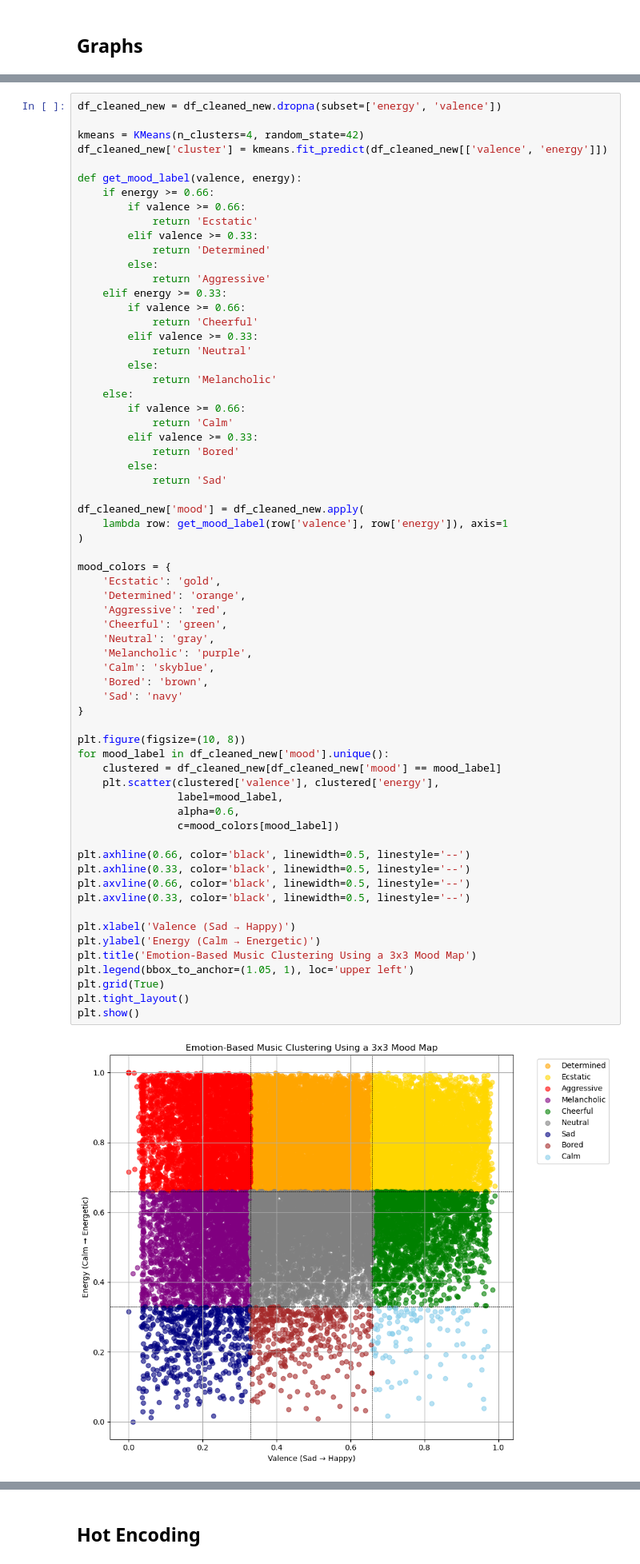
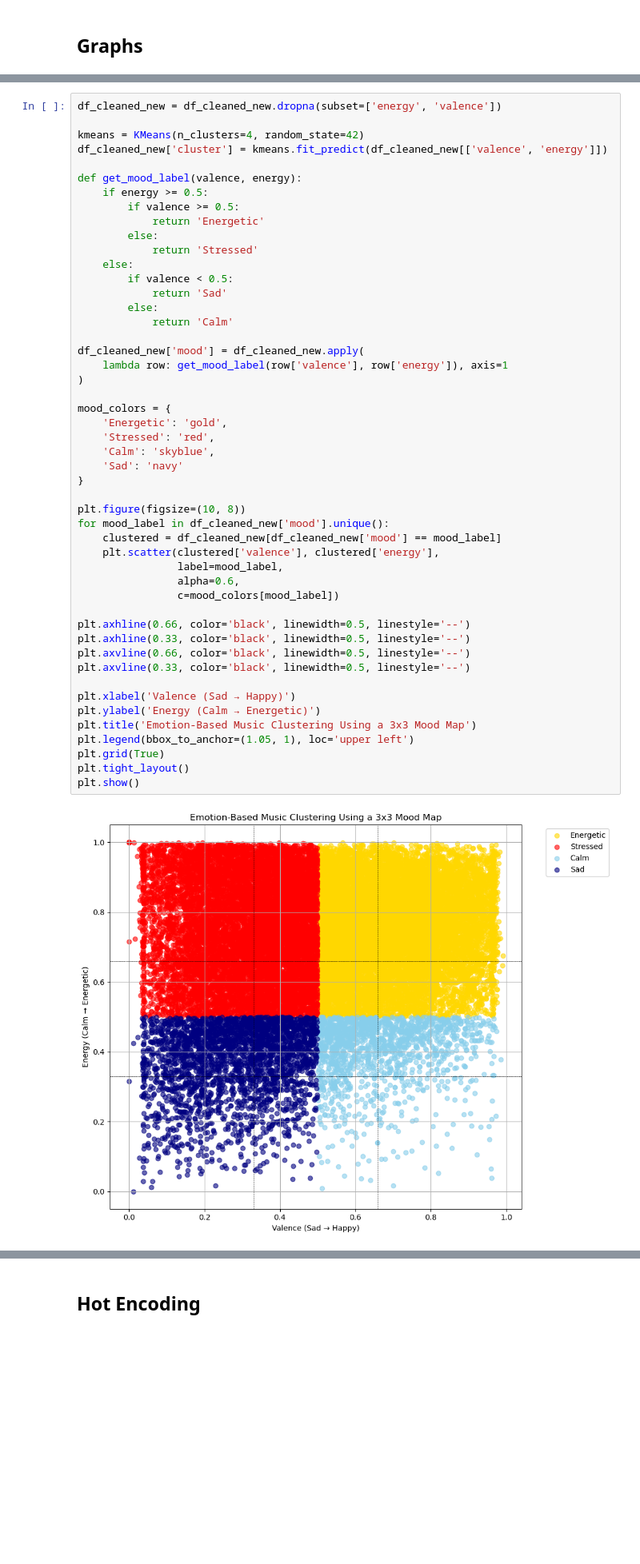
Before and after one commit to BILGI-IE-423/ie423-2024-2025-termproject-algorhythm, a Jupyter notebook: Preprocessing.ipynb, the cells around one changed output, grey strips where cells are left out. Shown at 80% size. Drawn from its saved outputs; the diff is of its cells as text; blank space fills up the shorter version.

```diff
--- a/Preprocessing.ipynb
+++ b/Preprocessing.ipynb
@@ -253,66 +236,50 @@ kmeans = KMeans(n_clusters=4, random_state=42)
 df_cleaned_new['cluster'] = kmeans.fit_predict(df_cleaned_new[['valence', 'energy']])
 
 def get_mood_label(valence, energy):
-    if energy >= 0.66:
-        if valence >= 0.66:
-            return 'Ecstatic'
-        elif valence >= 0.33:
-            return 'Determined'
+    if energy >= 0.5:
+        if valence >= 0.5:
+            return 'Energetic'
         else:
-            return 'Aggressive'
-    elif energy >= 0.33:
-        if valence >= 0.66:
-            return 'Cheerful'
-        elif valence >= 0.33:
-            return 'Neutral'
+            return 'Stressed'
+    else:
+        if valence < 0.5:
+            return 'Sad'
         else:
-            return 'Melancholic'
-    else:
-        if valence >= 0.66:
             return 'Calm'
-        elif valence >= 0.33:
-            return 'Bored'
-        else:
-            return 'Sad'
 
 df_cleaned_new['mood'] = df_cleaned_new.apply(
     lambda row: get_mood_label(row['valence'], row['energy']), axis=1
 )
 
 mood_colors = {
-    'Ecstatic': 'gold',
-    'Determined': 'orange',
-    'Aggressive': 'red',
-    'Cheerful': 'green',
-    'Neutral': 'gray',
-    'Melancholic': 'purple',
+    'Energetic': 'gold',
+    'Stressed': 'red',
     'Calm': 'skyblue',
-    'Bored': 'brown',
     'Sad': 'navy'
 }
 
 plt.figure(figsize=(10, 8))
 for mood_label in df_cleaned_new['mood'].unique():
     clustered = df_cleaned_new[df_cleaned_new['mood'] == mood_label]
     plt.scatter(clustered['valence'], clustered['energy'],
                 label=mood_label,
                 alpha=0.6,
                 c=mood_colors[mood_label])
 
 plt.axhline(0.66, color='black', linewidth=0.5, linestyle='--')
 plt.axhline(0.33, color='black', linewidth=0.5, linestyle='--')
 plt.axvline(0.66, color='black', linewidth=0.5, linestyle='--')
 plt.axvline(0.33, color='black', linewidth=0.5, linestyle='--')
 
 plt.xlabel('Valence (Sad → Happy)')
 plt.ylabel('Energy (Calm → Energetic)')
 plt.title('Emotion-Based Music Clustering Using a 3x3 Mood Map')
 plt.legend(bbox_to_anchor=(1.05, 1), loc='upper left')
 plt.grid(True)
 plt.tight_layout()
 plt.show()
 # %% [output]
-[figure, old version]
+[figure, new version]
 # %%
 features = ['energy', 'valence', 'danceability', 'acousticness', 'instrumentalness', 'liveness', 'loudness', 'speechiness', 'tempo', 'duration_ms']
 
```
Also changed, not shown: parts of 11 cells of this notebook.
